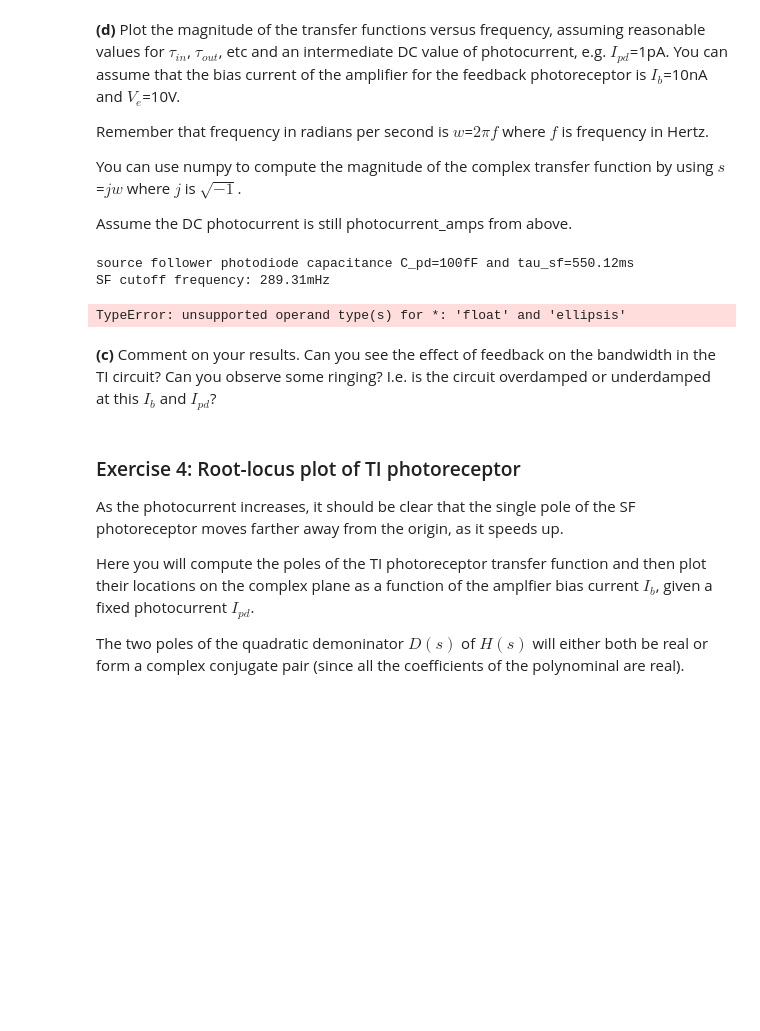
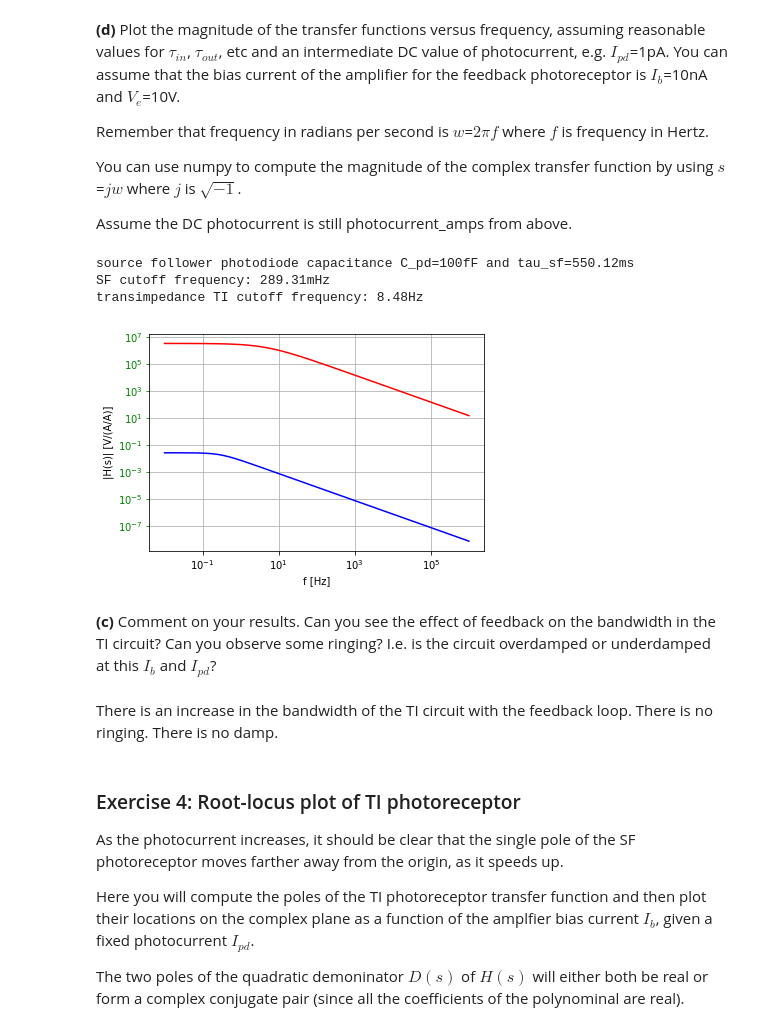
Before and after one commit to daggermaster3000/NE1, a Jupyter notebook: TP10/2021_Photo_GroupNumber_FirstName_LastName.ipynb, the cells around one changed output. Drawn from its saved outputs; the diff is of its cells as text; code cells hidden in the pictures; blank space fills up the shorter version.

```diff
--- a/TP10/2021_Photo_GroupNumber_FirstName_LastName.ipynb
+++ b/TP10/2021_Photo_GroupNumber_FirstName_LastName.ipynb
@@ -677,45 +663,48 @@ import matplotlib.pyplot as plt # plotting
 import numpy as np # for math
 
 Ipd_dim=photocurrent_total_amps
 
 freq = np.logspace(-2,6,100) # plot from 1kHz to 1GHz
 w=2*np.pi*freq
 tau_sf = C_pd*U_T/Ipd_dim # tau_sf = C_pd/gs_sf
 H_sf = U_T/(np.sqrt(np.square(w*tau_sf)+1))
 sf_cutoff_hz=1/(2*np.pi*tau_sf)
 
 print(f'source follower photodiode capacitance C_pd={eng(C_pd)}F and tau_sf={eng(tau_sf)}s\n'
       f'SF cutoff frequency: {eng(sf_cutoff_hz)}Hz')
 
 # TODO TI photoreceptor
-tau_in=...
-tau_out=...
-A=...
-H_ti=...
+tau_in=1
+tau_out=0
+A= ((kappa*I_b)/U_T)/gout_meas
+H_ti=(U_T/(kappa*I_b))/((tau_in*tau_out*np.square(np.imag(1j)*w)/(kappa*A))+np.abs(((tau_in+tau_out)*np.imag(1j)*w/(kappa*A)))+1)
 
 ti_cutoff_hz=sf_cutoff_hz*(kappa*A+1)
 
 print(f'transimpedance TI cutoff frequency: {eng(ti_cutoff_hz)}Hz')
 
 
 fig,ax1=plt.subplots(sharex=True)
-#ax1.plot(freq,H_sf,'b')
-ax1.plot(freq,H_sf,'b',freq,H_ti,'r')
-# ax1.plot(sf_cutoff_hz,'o')
+ax1.plot(freq,H_sf,'b')
+ax1.plot(freq,H_ti,'r')
+ax1.plot(sf_cutoff_hz,'o')
 #ax1.set_ylim([0,None])
 ax1.set_yscale('log')
 ax1.set_xscale('log')
-#ax1.tick_params(axis='y', colors='green')
+ax1.tick_params(axis='y', colors='green')
 ax1.set_xlabel('f [Hz]')
 ax1.set_ylabel('|H(s)| [V/(A/A)]')
 ax1.grid()
 # %% [output]
 source follower photodiode capacitance C_pd=100fF and tau_sf=550.12ms
 SF cutoff frequency: 289.31mHz
+transimpedance TI cutoff frequency: 8.48Hz
-TypeError: unsupported operand type(s) for *: 'float' and 'ellipsis'
+[figure, added]
 # %% [markdown]
 **(c)**  Comment on your results. Can you see the effect of feedback on the bandwidth in the TI circuit? Can you observe
 some ringing? I.e. is the circuit overdamped or underdamped at this $I_b$ and $I_{pd}$?
+# %% [markdown]
+There is an increase in the bandwidth of the TI circuit with the feedback loop. There is no ringing. There is no damp.
 # %% [markdown]
 ### Exercise 4: Root-locus plot of TI photoreceptor
 
```
Also changed, not shown: parts of 20 cells of this notebook.
